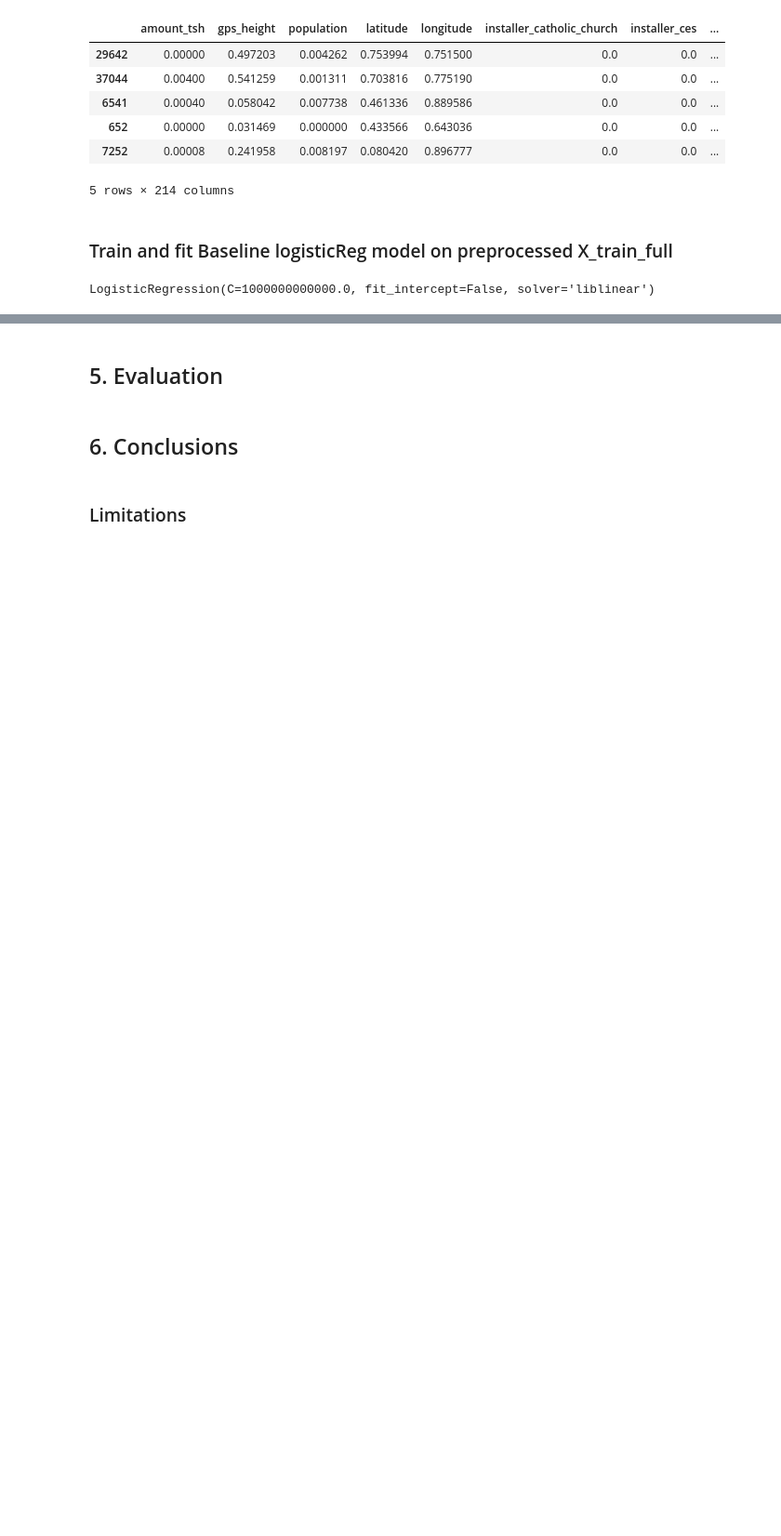
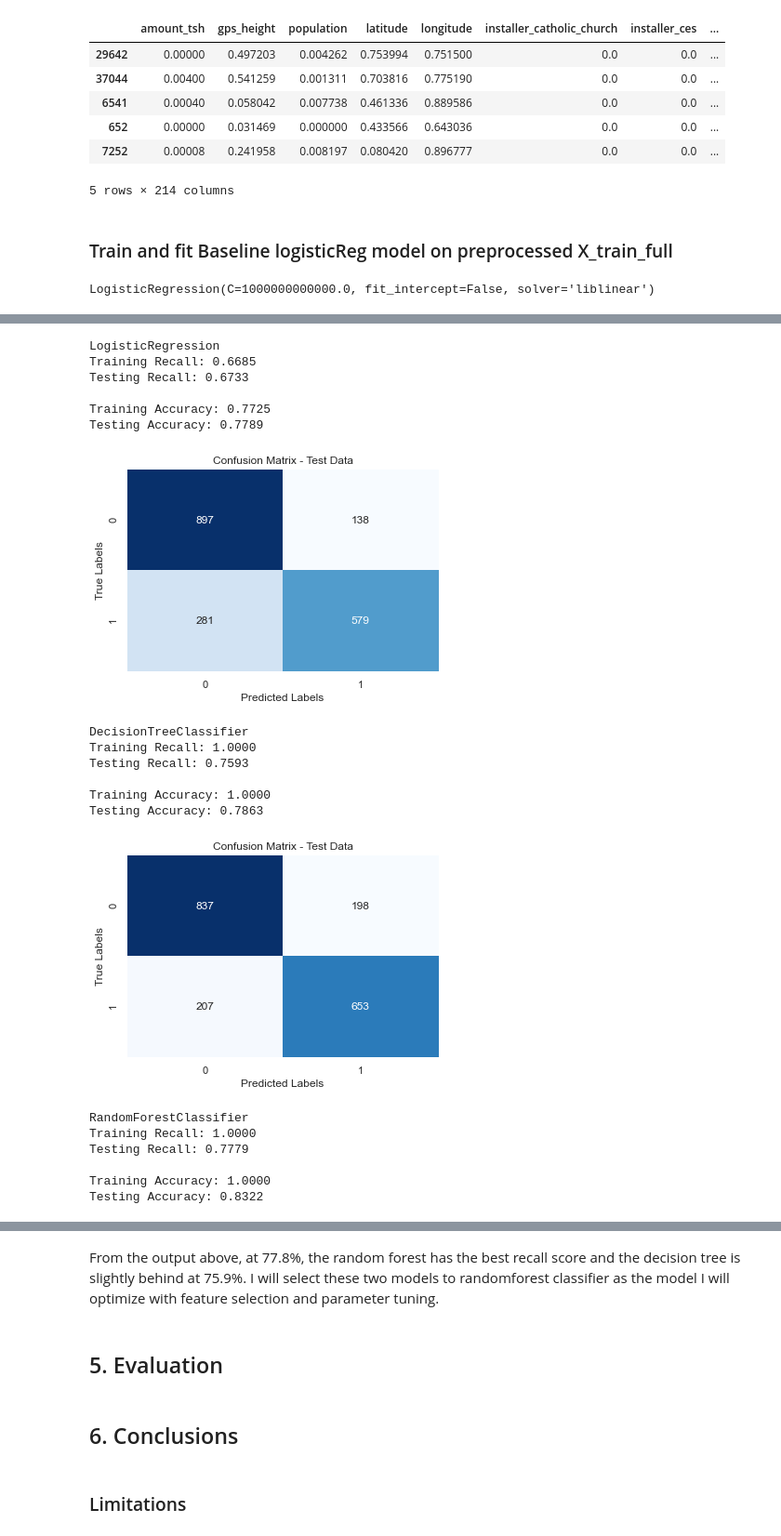
Before and after one commit to ckucewicz/Water_well_classification, a Jupyter notebook: Notebook.ipynb, the cells around one changed output, grey strips where cells are left out. Shown at 93% size. Saved outputs shown, nothing was run; the diff lists cells and outputs as text; code cells hidden in the pictures; blank space fills up the shorter version.

Commit message:
Updated Modeling

```diff
--- a/Notebook.ipynb
+++ b/Notebook.ipynb
@@ -1362,0 +1412,64 @@ Recall: 0.6685
+# %%
+# Preprocessor definition
+preprocessor = ColumnTransformer(
+    transformers=[
+        ('num_pipeline', MinMaxScaler(), num_features),
+        ('cat_pipeline', OneHotEncoder(drop='first', sparse_output=False), cat_features)
+    ],
+    remainder='drop',
+    n_jobs=-1
+)
+# %%
+# creates a logistic regression pipeline
+
+logreg_pipeline = Pipeline(steps = [
+    ('preprocessor', preprocessor),
+    #('feature_selection', RFE(estimator = LogisticRegression(solver = 'liblinear'), n_features_to_select = 5)),
+    ('classifier', LogisticRegression(fit_intercept = False, C = 1e12, solver = 'liblinear'))
+])
+# %%
+# creates a decision tree pipeline
+
+dt_pipeline = Pipeline(steps = [
+    ('preprocessor', preprocessor),
+    #('feature_selection', RFE(estimator = DecisionTreeClassifier(), n_features_to_select = 5)),
+    ('classifier', DecisionTreeClassifier())
+])
+# %%
+# creates a random forest pipeline
+
+rf_pipeline = Pipeline(steps = [
+    ('preprocessor', preprocessor),
+    #('feature_selection', RFE(estimator = RandomForestClassifier(), n_features_to_select = 5)),
+    ('classifier', RandomForestClassifier())
+])
+# %%
+pipelines = [logreg_pipeline, dt_pipeline, rf_pipeline]
+
+for pipe in pipelines:
+    pipe.fit(X_train, y_train.to_numpy().ravel())
+
+    # Evaluate the model using the evaluate_model function
+    print(f"{pipe.named_steps['classifier'].__class__.__name__}")
+    evaluate_model(pipe, X_train, y_train, X_val, y_val)
+# %% [output]
+LogisticRegression
+Training Recall: 0.6685
+Testing Recall: 0.6733
+
+Training Accuracy: 0.7725
+Testing Accuracy: 0.7789
+[figure, added]
+DecisionTreeClassifier
+Training Recall: 1.0000
+Testing Recall: 0.7593
+
+Training Accuracy: 1.0000
+Testing Accuracy: 0.7863
+[figure, added]
+RandomForestClassifier
+Training Recall: 1.0000
+Testing Recall: 0.7779
+
+Training Accuracy: 1.0000
+Testing Accuracy: 0.8322
@@ -1362,0 +1477,2 @@ Recall: 0.6685
+# %% [markdown]
+From the output above, at 77.8%, the random forest has the best recall score and the decision tree is slightly behind at 75.9%. I will select these two models to randomforest classifier as the model I will optimize with feature selection and parameter tuning.
```
Also changed, not shown: parts of 27 cells of this notebook.
